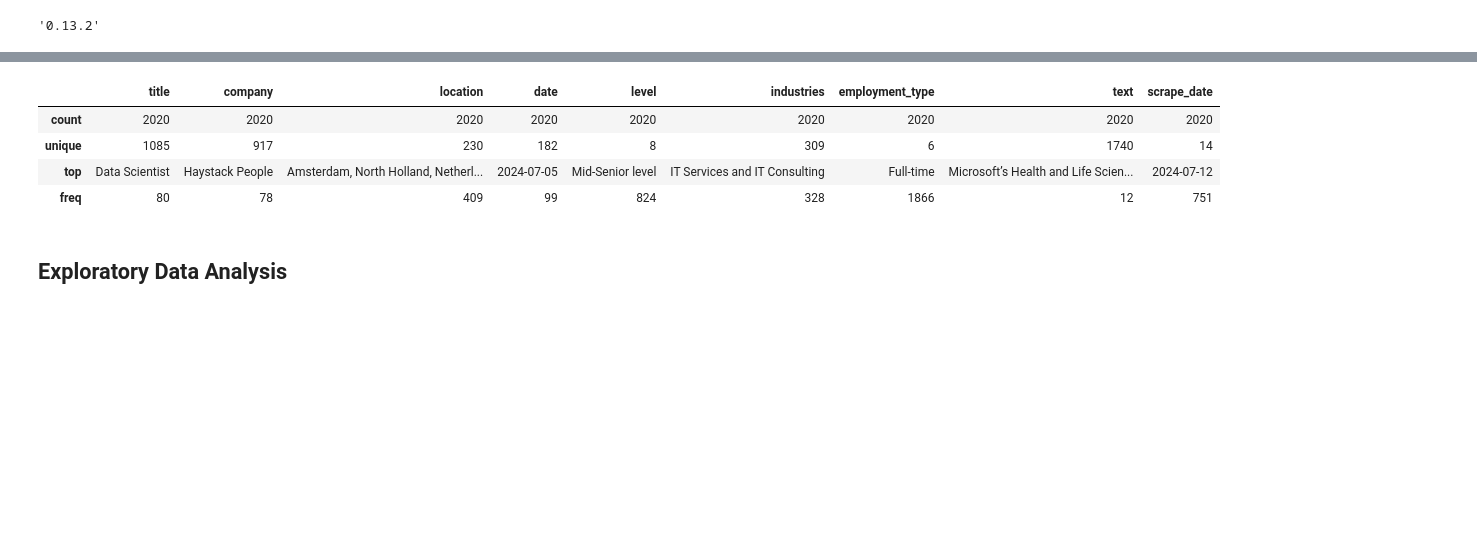
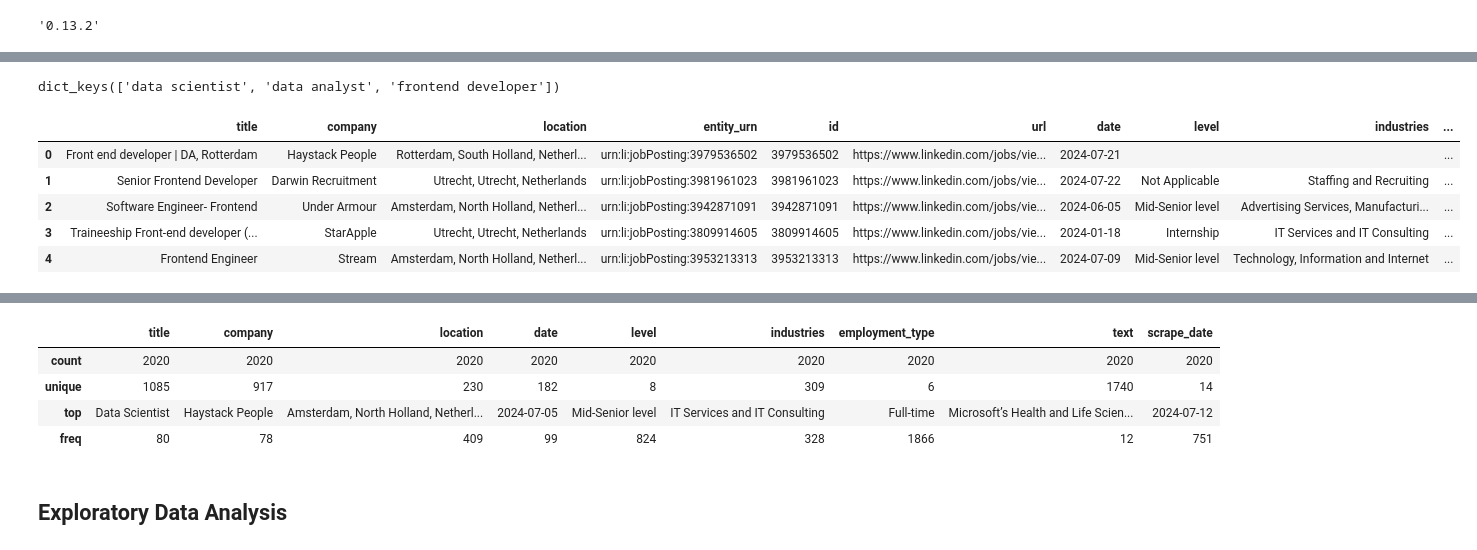
Before and after one commit to lanfeitiao/data_job_analysis, a Jupyter notebook: notebooks/0.01-data-exploration.ipynb, the cells around one changed output, grey strips where cells are left out. Drawn from its saved outputs; the diff is of its cells as text; code cells hidden in the pictures; blank space fills up the shorter version.

```diff
--- a/notebooks/0.01-data-exploration.ipynb
+++ b/notebooks/0.01-data-exploration.ipynb
@@ -64,0 +22,8 @@ TypeError: file must have 'read' and 'readline' attributes
+# %%
+# Access the url using the variable name defined in the .env file
+load_dotenv()
+db_file_path = os.getenv('DB_FILE_PATH')
+
+# Load pickle file from url
+with urlopen(db_file_path) as db:
+    pickle_db = pickle.load(db)
@@ -64,0 +34,18 @@ TypeError: file must have 'read' and 'readline' attributes
+# %%
+def get_jobs_by_keyword(pickle_db, keyword):
+    job_list =[]
+    job_ids = pickle_db['jobs_by_search_keyword'].get(keyword, set())
+    for job_id in job_ids:
+        job_details = pickle_db['jobs_by_id'][job_id]
+        job_list.append(job_details)
+    return job_list
+
+def jobs_to_dataframe(jobs):
+    return pd.DataFrame(jobs)
+# %%
+pickle_db['jobs_by_search_keyword'].keys()
+# %% [output]
+dict_keys(['data scientist', 'data analyst', 'frontend developer'])
+# %%
+jobs_developer = get_jobs_by_keyword(pickle_db, 'frontend developer')
+jobs_developer_raw_df = jobs_to_dataframe(jobs_developer)
@@ -65 +58,10 @@ TypeError: file must have 'read' and 'readline' attributes
+# %%
+jobs_developer_raw_df.head()
+# %% [output]
+|  | title | company | location | entity_urn | id | url | date | level | industries | ... |
+| 0 | Front end developer | DA, Rotterdam | Haystack People | Rotterdam, South Holland, Netherl... | urn:li:jobPosting:3979536502 | 3979536502 | https://www.linkedin.com/jobs/vie... | 2024-07-21 |  |  | ... |
+| 1 | Senior Frontend Developer | Darwin Recruitment | Utrecht, Utrecht, Netherlands | urn:li:jobPosting:3981961023 | 3981961023 | https://www.linkedin.com/jobs/vie... | 2024-07-22 | Not Applicable | Staffing and Recruiting | ... |
+| 2 | Software Engineer- Frontend | Under Armour | Amsterdam, North Holland, Netherl... | urn:li:jobPosting:3942871091 | 3942871091 | https://www.linkedin.com/jobs/vie... | 2024-06-05 | Mid-Senior level | Advertising Services, Manufacturi... | ... |
+| 3 | Traineeship Front-end developer (... | StarApple | Utrecht, Utrecht, Netherlands | urn:li:jobPosting:3809914605 | 3809914605 | https://www.linkedin.com/jobs/vie... | 2024-01-18 | Internship | IT Services and IT Consulting | ... |
+| 4 | Frontend Engineer | Stream | Amsterdam, North Holland, Netherl... | urn:li:jobPosting:3953213313 | 3953213313 | https://www.linkedin.com/jobs/vie... | 2024-07-09 | Mid-Senior level | Technology, Information and Internet | ... |
 # %%
```
Also changed, not shown: parts of 14 cells of this notebook.
